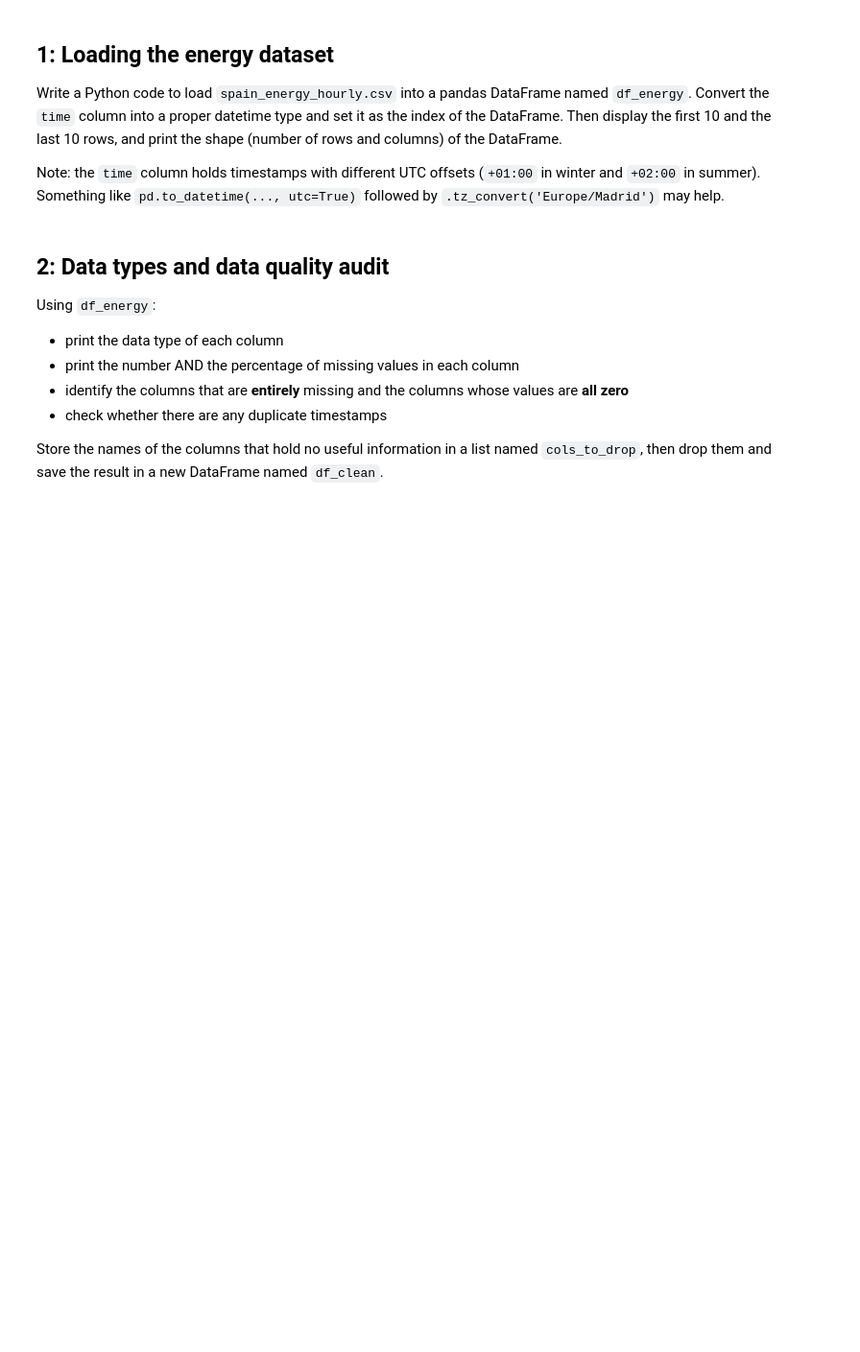
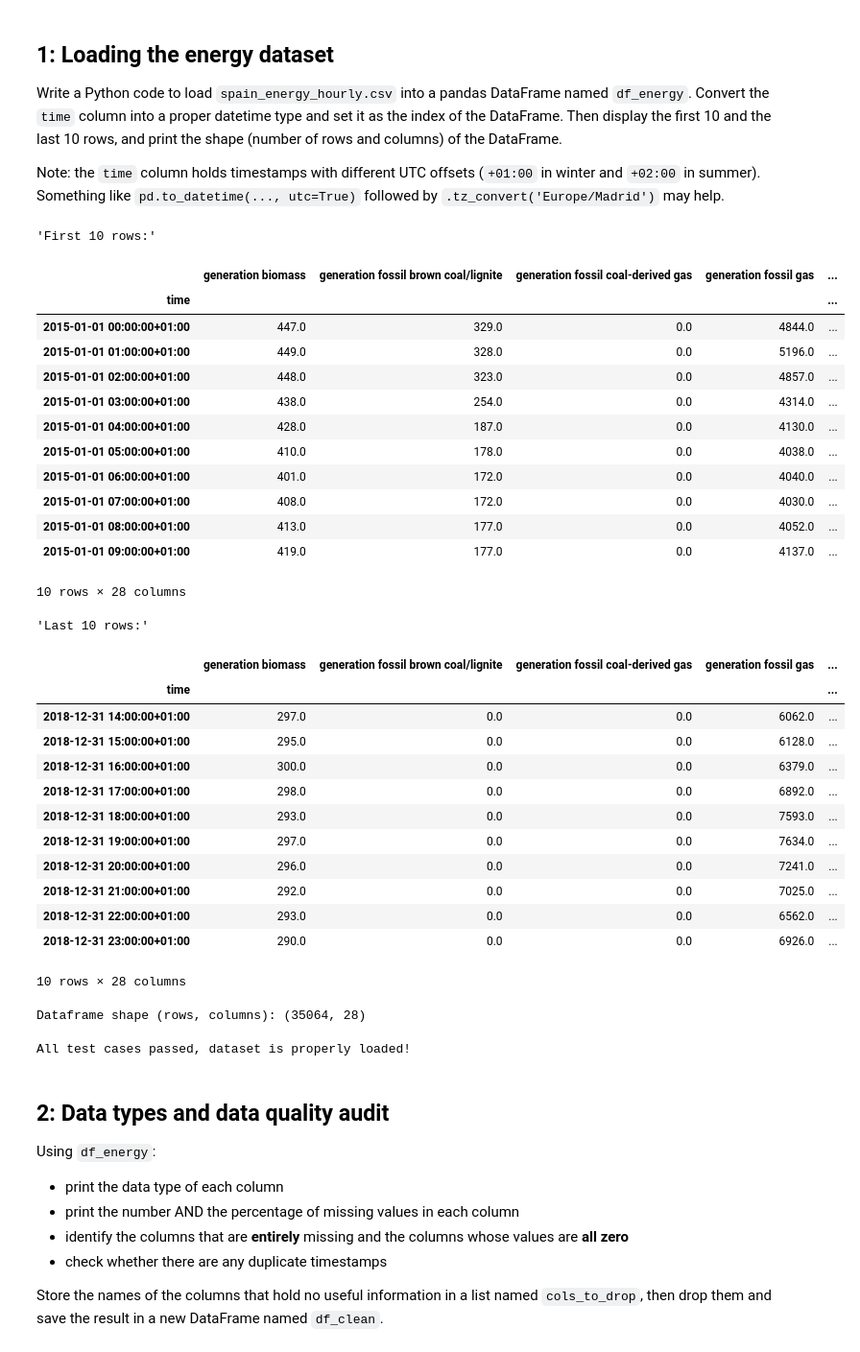
Before and after one commit to leon72305-source/26007815_tb1, a Jupyter notebook: 26007815_1.ipynb, the cells around one changed output. Shown at 96% size. Drawn from its saved outputs; the diff is of its cells as text; code cells hidden in the pictures; blank space fills up the shorter version.

```diff
--- a/26007815_1.ipynb
+++ b/26007815_1.ipynb
@@ -130,3 +124,64 @@ Note: the `time` column holds timestamps with different UTC offsets (`+01:00` in
+# %%
+# BEGIN SOLUTION
+df_energy = pd.read_csv('spain_energy_hourly.csv')
+
+#Converts the different timezones into a single timeline
+df_energy['time'] = pd.to_datetime(df_energy['time'], utc=True).dt.tz_convert('Europe/Madrid')
+
+#Converts integer index into a row index
+df_energy.set_index('time', inplace=True)
+
+display("First 10 rows:", df_energy.head(10))
+display("Last 10 rows:", df_energy.tail(10))
+
+#Displays total number of rows and columns
+print("Dataframe shape (rows, columns):",df_energy.shape)
+# END SOLUTION
+# %% [output]
+'First 10 rows:'
+|  | generation biomass | generation fossil brown coal/lignite | generation fossil coal-derived gas | generation fossil gas | ... |
+| time |  |  |  |  | ... |
+| 2015-01-01 00:00:00+01:00 | 447.0 | 329.0 | 0.0 | 4844.0 | ... |
+| 2015-01-01 01:00:00+01:00 | 449.0 | 328.0 | 0.0 | 5196.0 | ... |
+| 2015-01-01 02:00:00+01:00 | 448.0 | 323.0 | 0.0 | 4857.0 | ... |
+| 2015-01-01 03:00:00+01:00 | 438.0 | 254.0 | 0.0 | 4314.0 | ... |
+| 2015-01-01 04:00:00+01:00 | 428.0 | 187.0 | 0.0 | 4130.0 | ... |
+| 2015-01-01 05:00:00+01:00 | 410.0 | 178.0 | 0.0 | 4038.0 | ... |
+| 2015-01-01 06:00:00+01:00 | 401.0 | 172.0 | 0.0 | 4040.0 | ... |
+| 2015-01-01 07:00:00+01:00 | 408.0 | 172.0 | 0.0 | 4030.0 | ... |
+| 2015-01-01 08:00:00+01:00 | 413.0 | 177.0 | 0.0 | 4052.0 | ... |
+| 2015-01-01 09:00:00+01:00 | 419.0 | 177.0 | 0.0 | 4137.0 | ... |
+10 rows × 28 columns
+'Last 10 rows:'
+|  | generation biomass | generation fossil brown coal/lignite | generation fossil coal-derived gas | generation fossil gas | ... |
+| time |  |  |  |  | ... |
+| 2018-12-31 14:00:00+01:00 | 297.0 | 0.0 | 0.0 | 6062.0 | ... |
+| 2018-12-31 15:00:00+01:00 | 295.0 | 0.0 | 0.0 | 6128.0 | ... |
+| 2018-12-31 16:00:00+01:00 | 300.0 | 0.0 | 0.0 | 6379.0 | ... |
+| 2018-12-31 17:00:00+01:00 | 298.0 | 0.0 | 0.0 | 6892.0 | ... |
+| 2018-12-31 18:00:00+01:00 | 293.0 | 0.0 | 0.0 | 7593.0 | ... |
+| 2018-12-31 19:00:00+01:00 | 297.0 | 0.0 | 0.0 | 7634.0 | ... |
+| 2018-12-31 20:00:00+01:00 | 296.0 | 0.0 | 0.0 | 7241.0 | ... |
+| 2018-12-31 21:00:00+01:00 | 292.0 | 0.0 | 0.0 | 7025.0 | ... |
+| 2018-12-31 22:00:00+01:00 | 293.0 | 0.0 | 0.0 | 6562.0 | ... |
+| 2018-12-31 23:00:00+01:00 | 290.0 | 0.0 | 0.0 | 6926.0 | ... |
+10 rows × 28 columns
+Dataframe shape (rows, columns): (35064, 28)
+# %%
+# Add at least one test case here to verify the correctness of your code.
+# You can use assertions or print statements to check the expected output.
+
+#Checks if variable df_energy is an instance of pd dataframe
+assert isinstance(df_energy, pd.DataFrame), "Error: df_energy is not a pandas dataframe"
+
+#Extracts timezone info and turns it into string like EU/madrid to compare
+assert str(df_energy.index.tz) == 'Europe/Madrid', "Error: df_energy.index is not in EU/Madrid timezone"
+
+#Returns tuple with number of rows and columns
+assert df_energy.shape[0] > 0 and df_energy.shape[1] > 0, "Error: df_energy is empty"
+print("All test cases passed, dataset is properly loaded!")
+# %% [output]
+All test cases passed, dataset is properly loaded!
 # %% [markdown]
 ## 2: Data types and data quality audit
 
```
Also changed, not shown: parts of 26 cells of this notebook.
